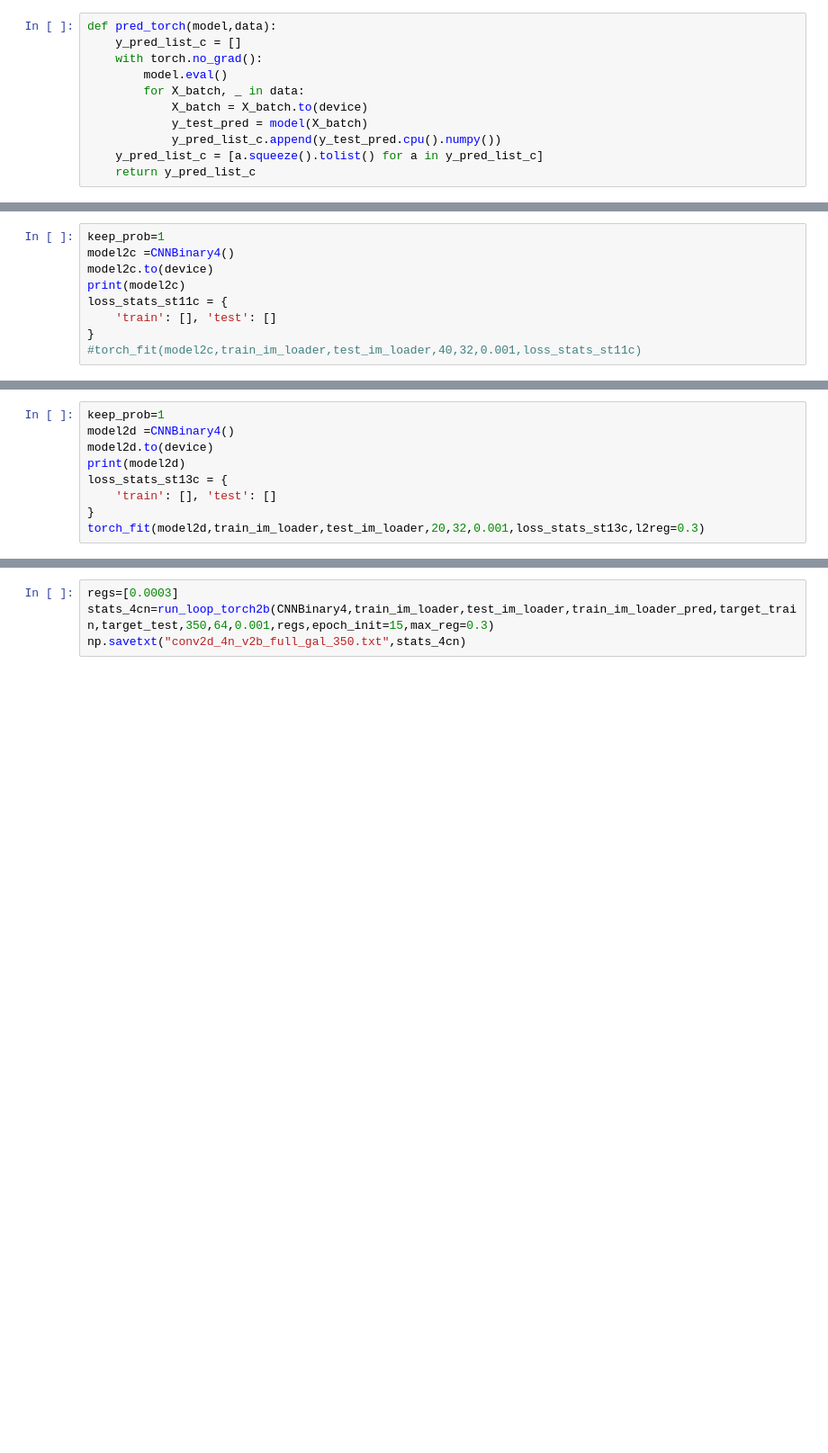
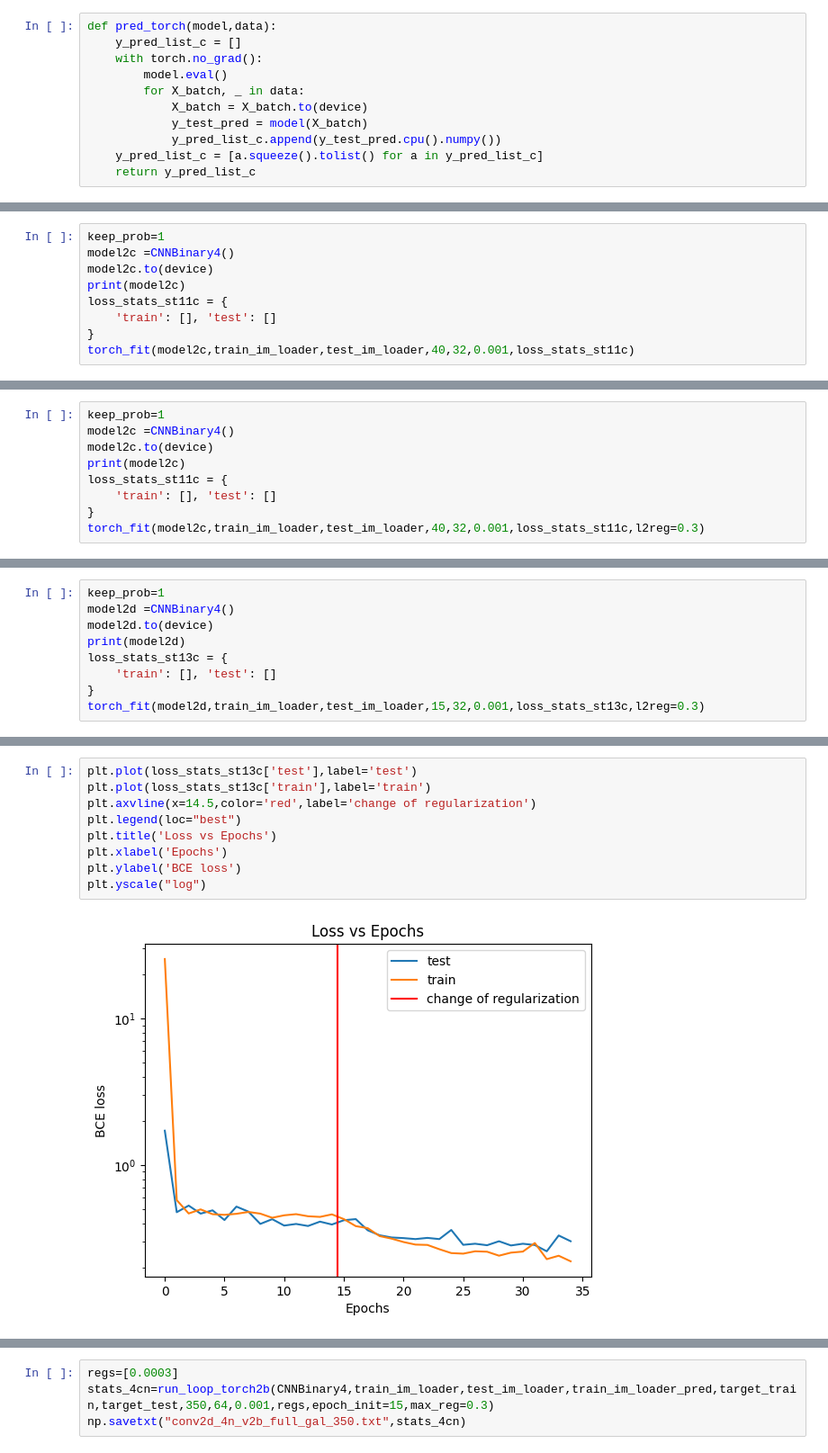
Before and after one commit to tkfritz/astro_images, a Jupyter notebook: galaxy_type_fit2.ipynb, the cells around one changed output, grey strips where cells are left out. Shown at 90% size. Drawn from its saved outputs; the diff is of its cells as text; blank space fills up the shorter version.

```diff
--- a/galaxy_type_fit2.ipynb
+++ b/galaxy_type_fit2.ipynb
@@ -586,7 +593,7 @@ print(model2c)
 loss_stats_st11c = {
     'train': [], 'test': []
 }
-#torch_fit(model2c,train_im_loader,test_im_loader,40,32,0.001,loss_stats_st11c)
+torch_fit(model2c,train_im_loader,test_im_loader,40,32,0.001,loss_stats_st11c)
 # %% [output]
 CNNBinary4(
   (layer1): Sequential(
@@ -887,0 +634,9 @@ Or just enough iterations?
+# %%
+keep_prob=1
+model2c =CNNBinary4()
+model2c.to(device)
+print(model2c)
+loss_stats_st11c = {
+    'train': [], 'test': []
+}
+torch_fit(model2c,train_im_loader,test_im_loader,40,32,0.001,loss_stats_st11c,l2reg=0.3)
@@ -893,7 +687,7 @@ print(model2d)
 loss_stats_st13c = {
     'train': [], 'test': []
 }
-torch_fit(model2d,train_im_loader,test_im_loader,20,32,0.001,loss_stats_st13c,l2reg=0.3)
+torch_fit(model2d,train_im_loader,test_im_loader,15,32,0.001,loss_stats_st13c,l2reg=0.3)
 # %% [output]
 CNNBinary4(
   (layer1): Sequential(
@@ -960,0 +750,11 @@ That works, thus I should implement that.
+# %%
+plt.plot(loss_stats_st13c['test'],label='test')
+plt.plot(loss_stats_st13c['train'],label='train')
+plt.axvline(x=14.5,color='red',label='change of regularization')
+plt.legend(loc="best")
+plt.title('Loss vs Epochs')
+plt.xlabel('Epochs')
+plt.ylabel('BCE loss')
+plt.yscale("log")
+# %% [output]
+[figure, added]
```
Also changed, not shown: parts of 65 cells of this notebook.
